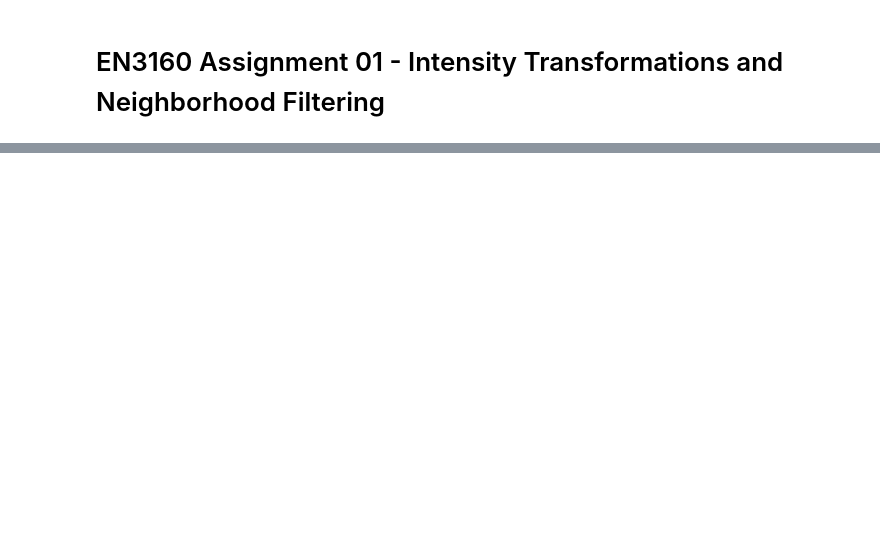
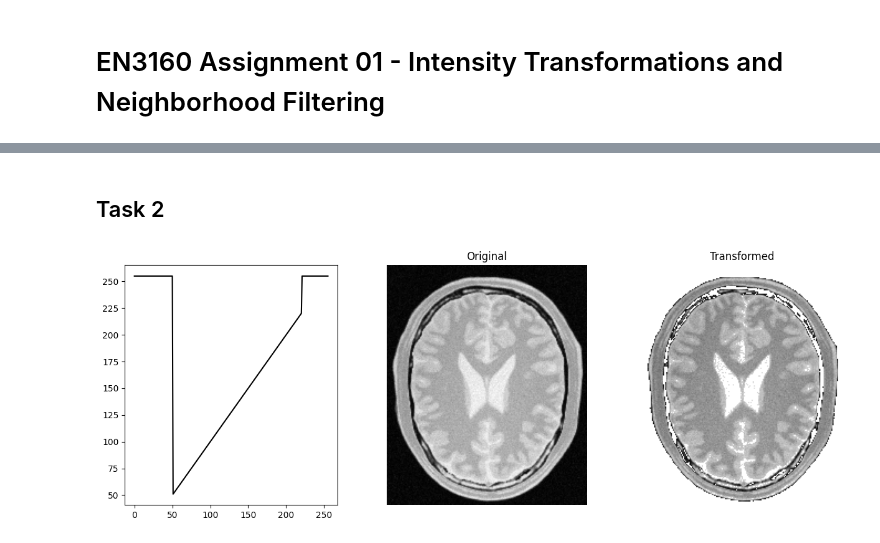
Before and after one commit to InduwaraGayashan001/Intensity-Transformations-and-Neighborhood-Filtering, a Jupyter notebook: a1.ipynb, the cells around one changed output, grey strips where cells are left out. Drawn from its saved outputs; the diff is of its cells as text; code cells hidden in the pictures; blank space fills up the shorter version.

```diff
--- a/a1.ipynb
+++ b/a1.ipynb
@@ -38,0 +36,33 @@ print(c[0,0])
+# %% [markdown]
+## Task 2
+# %%
+import cv2 as cv
+import numpy as np
+import matplotlib.pyplot as plt
+f = cv.imread('./a1images/brain_proton_density_slice.png',cv.IMREAD_GRAYSCALE)
+assert f is not None
+
+t1 = np.linspace(255,255,50+1-0,dtype=np.uint8)
+t2 = np.linspace(255,50,50-50,dtype=np.uint8)
+t3 = np.linspace(50+1,220,220-50,dtype=np.uint8)
+t4 = np.linspace(220+1,255,220-220,dtype=np.uint8)
+t5 = np.linspace(255,255,255-220,dtype=np.uint8)
+t = np.concatenate((t1,t2),axis=0).astype(np.uint8)
+t = np.concatenate((t,t3),axis=0).astype(np.uint8)
+t = np.concatenate((t,t4),axis=0).astype(np.uint8)
+t = np.concatenate((t,t5),axis=0).astype(np.uint8)
+
+
+g=cv.LUT(f,t)
+
+fig,ax = plt.subplots(1,3,figsize=(15,5))
+ax[0].plot(t,'black',label="Transformation")
+ax[1].imshow(f,cmap='gray')
+ax[1].set_title("Original")
+ax[2].imshow(g,cmap='gray')
+ax[2].set_title("Transformed")
+for a in ax[1:]:
+  a.axis('off')
+plt.show()
+# %% [output]
+[figure, added]
```
Also changed, not shown: parts of 2 cells of this notebook.
